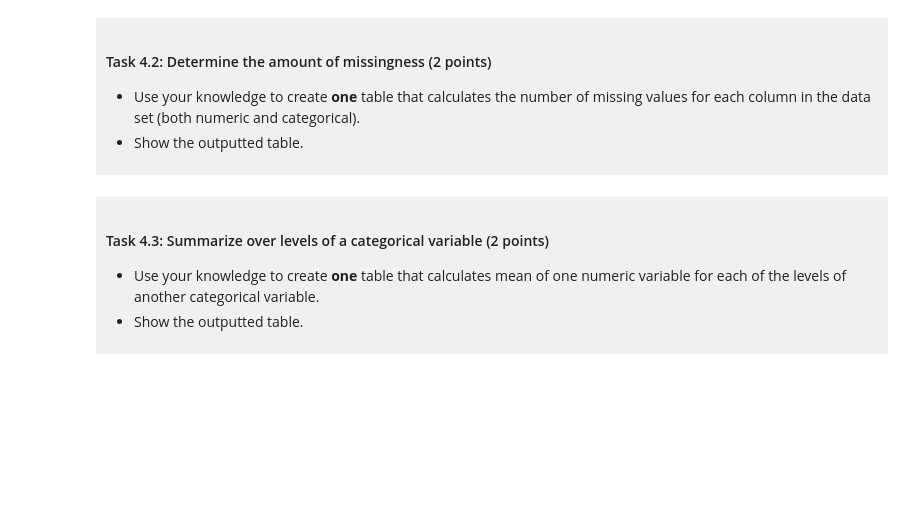
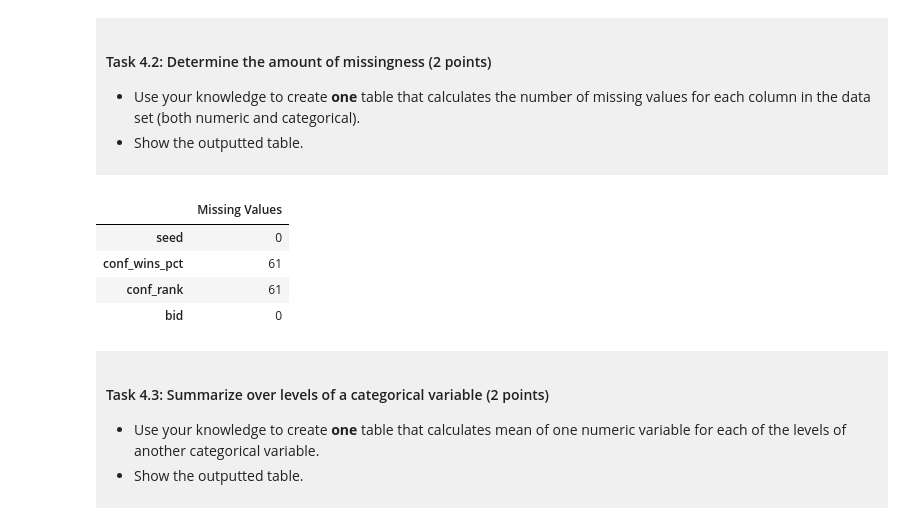
Before and after one commit to reoshin/dsci-100-project-reo-shin, a Jupyter notebook: dsci-100-project-notebook.ipynb, the cells around one changed output. Cells and saved outputs as stored; diff of their text form; code cells hidden in the pictures; blank space fills up the shorter version.

```diff
--- a/dsci-100-project-notebook.ipynb
+++ b/dsci-100-project-notebook.ipynb
@@ -256,7 +263,15 @@ You will refine your research question (if needed) and produce a tidy data set.
 - Show the outputted table.
 </div>
 # %%
-### EDIT THIS CODE CELL ###
+missing_table = tidy_data.isna().sum().to_frame(name="Missing Values")
+
+missing_table
+# %% [output]
+|  | Missing Values |
+| seed | 0 |
+| conf_wins_pct | 61 |
+| conf_rank | 61 |
+| bid | 0 |
 # %% [markdown]
 <div style="background-color: #f0f0f0; padding: 10px;">
 
```
Also changed, not shown: parts of 10 cells of this notebook.
